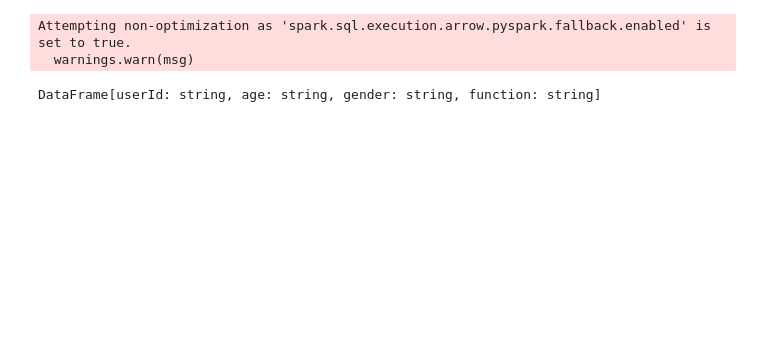
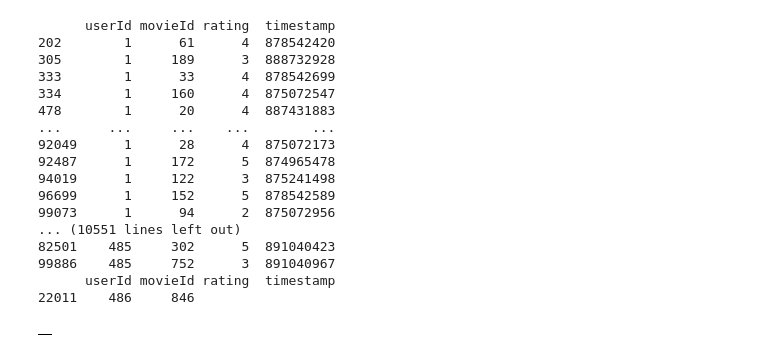
Before and after one commit to hnadir-dev/recommandation-film-integration-big-data-ai, a Jupyter notebook: transformation/script.ipynb, the cells around one changed output. Saved outputs shown, nothing was run; the diff lists cells and outputs as text; code cells hidden in the pictures; blank space fills up the shorter version.

```diff
--- a/transformation/script.ipynb
+++ b/transformation/script.ipynb
@@ -98,64 +57,67 @@ def getDataframe(filed):
         line = filed.readline()
         # if line is empty
         if line.strip() == "":
             break
 
         rec = line.strip().split('\t')
 
         item = {}
         item['userId'] = rec[0]
         item['movieId'] = rec[1]
         item['rating'] = rec[2]
         item['timestamp'] = rec[3]
         data.append(item)
     filed.close()
     return data
 
 #=>Data
 fileGenre = openFile('../data/u.genre')
 fileItem = openFile('../data/u.item')
 fileUser = openFile('../data/u.user')
 fileData = openFile('../data/u.data')
 
 df_relationship_data = pd.DataFrame(getDataframe(fileData))
 
 genre = getDataframeFromFile(fileGenre)
 items = getDataframeFromFile(fileItem)
 users = getDataframeFromFile(fileUser)
 
 df_movies = pd.DataFrame(items)
 df_users = pd.DataFrame(users)
+
+
+
+def tojson(fileName,df):
+    data = {}
+    data["results"] = df.to_dict(orient='records')
+    data["count"] = len(df)
+    with open(f'../data/json/{fileName}.json','w') as outputFile:
+        json.dump(data,outputFile)
+
+
+tojson('movies',df_movies)
+tojson('users',df_users)
+tojson('ratings',df_relationship_data)
+
+# moviesData["results"]
+
+# df_relationship_data.groupby('userId').apply(lambda x:print(x))
+# %% [output]
+      userId movieId rating  timestamp
+202        1      61      4  878542420
+305        1     189      3  888732928
+333        1      33      4  878542699
+334        1     160      4  875072547
+478        1      20      4  887431883
+...      ...     ...    ...        ...
+92049      1      28      4  875072173
+92487      1     172      5  874965478
+94019      1     122      3  875241498
+96699      1     152      5  878542589
+99073      1      94      2  875072956
+... (10551 lines left out)
+82501    485     302      5  891040423
+99886    485     752      3  891040967
+      userId movieId rating  timestamp
+22011    486     846
+|  |
-# %%
-sdf_users = spark.createDataFrame(df_users)
-
-def create_selection_df_from_users_df(spark_df):
-    schema = StructType([
-        StructField("id", IntegerType(), False),
-        StructField("adult", BooleanType(), False),
-        StructField("backdrop_path", StringType(), False),
-        StructField("genre_ids", ArrayType(IntegerType()), False),
-        StructField("original_language", StringType(), False),
-        StructField("original_title", StringType(), False),
-        StructField("overview", StringType(), False),
-        StructField("popularity", DoubleType(), False),
-        StructField("poster_path", StringType(), False),
-        StructField("release_date", StringType(), False),
-        StructField("title", StringType(), False),
-        StructField("video", BooleanType(), False),
-        StructField("vote_average", DoubleType(), False),
-        StructField("vote_count", IntegerType(), False)
-    ])
-
-    sel = (spark_df.selectExpr("CAST(value AS STRING)") \
-        .select(from_json(col('value'), schema).alias('data')).select("data.*") \
-        .withColumn("description", concat(col('title'),lit(' : '),col('overview'))) \
-        .withColumn('popularity',col("popularity").cast('double')) \
-        .withColumn('vote_average',col("vote_average").cast('double')) \
-        .withColumn('release_date',to_date(col('release_date'),"yyyy-MM-dd")) \
-        .select('id','adult','genre_ids','original_language','original_title','description','popularity','release_date','video','vote_average','vote_count','backdrop_path','poster_path'))
-
-    return sel
-# %% [output]
-Attempting non-optimization as 'spark.sql.execution.arrow.pyspark.fallback.enabled' is set to true.
-  warnings.warn(msg)
-DataFrame[userId: string, age: string, gender: string, function: string]
```
Also changed, not shown: parts of 3 cells of this notebook, 6 other files.
